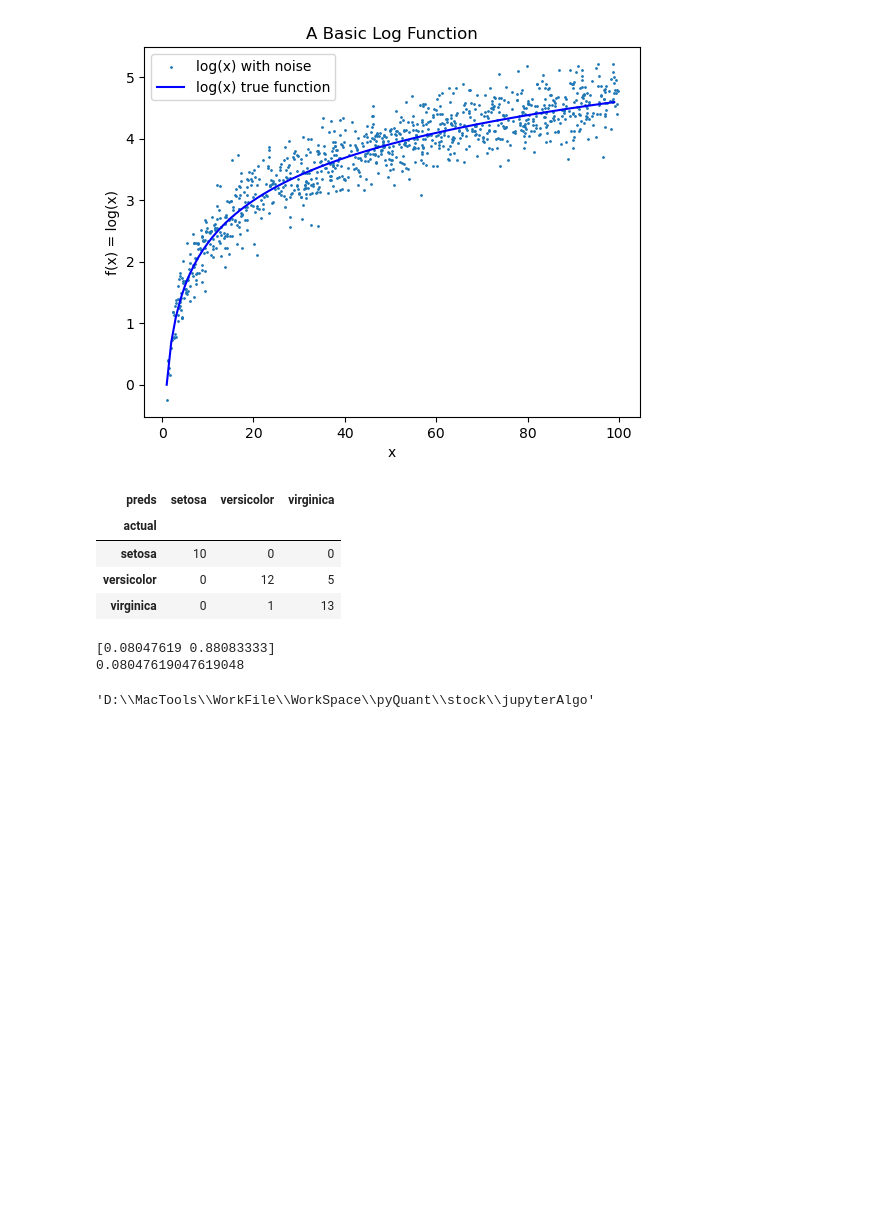
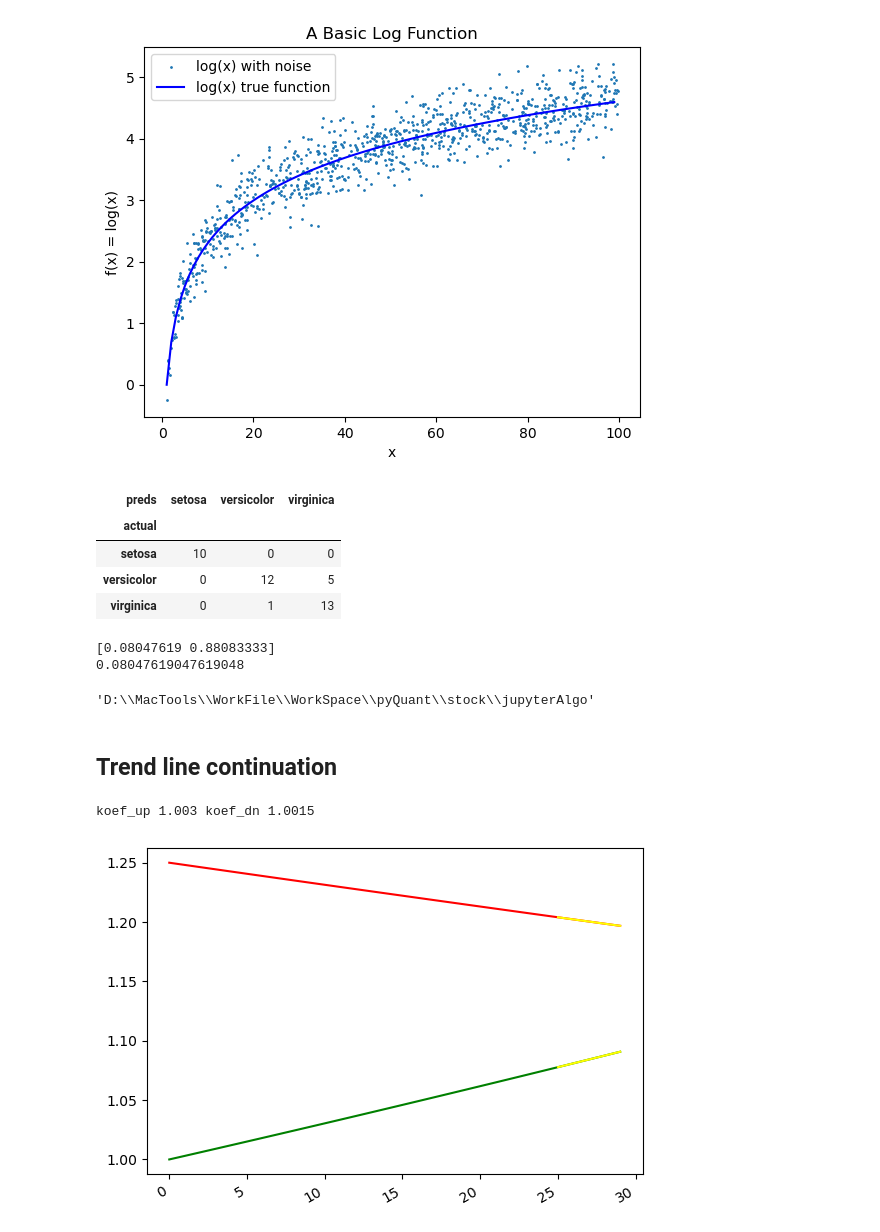
Before and after one commit to johnsonhongyi/pyQuant3, a Jupyter notebook: stock/jupyterAlgo/matplotlib.ipynb, the cells around one changed output. Drawn from its saved outputs; the diff is of its cells as text; code cells hidden in the pictures; blank space fills up the shorter version.

```diff
--- a/stock/jupyterAlgo/matplotlib.ipynb
+++ b/stock/jupyterAlgo/matplotlib.ipynb
@@ -84,3 +84,5 @@ import os
 os.getcwd()
 # %% [output]
 'D:\\MacTools\\WorkFile\\WorkSpace\\pyQuant\\stock\\jupyterAlgo'
+# %% [markdown]
+## Trend line continuation
@@ -86,0 +91,32 @@ os.getcwd()
+# %%
+import matplotlib.pyplot as plt
+import numpy as np
+
+up = []
+dn = []
+up.append(1.00)
+dn.append(1.25)
+for i in range(1, 25):
+    dn.append(dn[i-1] / 1.0015)
+    up.append(up[i-1] * 1.003)
+
+#We absolutely do not know what the trend lines should be in the future.
+koef_up = up[len(up)-1] / up[len(up)-2]#get coeficents up
+koef_dn = dn[len(up)-2] / dn[len(up)-1]#get coeficents dn
+print('koef_up', koef_up, 'koef_dn', koef_dn)
+
+for i in range(25, 30):
+    up.append(up[i-1] * koef_up)#calculate line to the future up
+    dn.append(dn[i-1] / koef_dn)#calculate line to the future dn
+
+ind = np.arange(30)
+fig, ax = plt.subplots()
+ax.plot(ind, up, color="green")
+ax.plot(ind, dn, color="red")
+ax.plot(ind[25:], up[25:], color="yellow")
+ax.plot(ind[25:], dn[25:], color="yellow")
+fig.autofmt_xdate()
+plt.show()
+# %% [output]
+koef_up 1.003 koef_dn 1.0015
+[figure, added]
```
Also changed, not shown: parts of 1 cell of this notebook, 22 other files.
